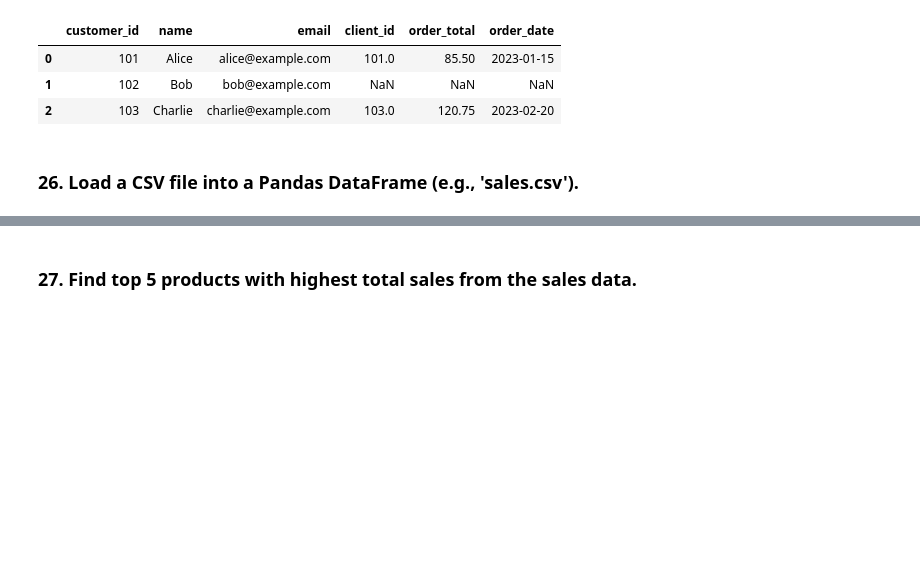
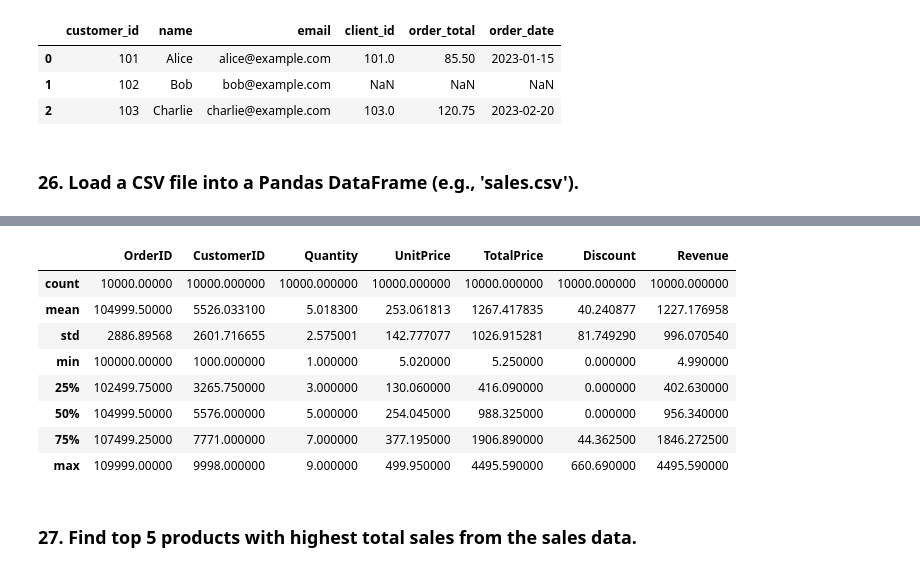
Before and after one commit to mohammadkhorshed/python-practice, a Jupyter notebook: pandas/pandas_practice_exercises.ipynb, the cells around one changed output, grey strips where cells are left out. Saved outputs shown, nothing was run; the diff lists cells and outputs as text; code cells hidden in the pictures; blank space fills up the shorter version.

```diff
--- a/pandas/pandas_practice_exercises.ipynb
+++ b/pandas/pandas_practice_exercises.ipynb
@@ -382,2 +419,14 @@ marged_df
+# %%
+df.describe()
+# %% [output]
+|  | OrderID | CustomerID | Quantity | UnitPrice | TotalPrice | Discount | Revenue |
+| count | 10000.00000 | 10000.000000 | 10000.000000 | 10000.000000 | 10000.000000 | 10000.000000 | 10000.000000 |
+| mean | 104999.50000 | 5526.033100 | 5.018300 | 253.061813 | 1267.417835 | 40.240877 | 1227.176958 |
+| std | 2886.89568 | 2601.716655 | 2.575001 | 142.777077 | 1026.915281 | 81.749290 | 996.070540 |
+| min | 100000.00000 | 1000.000000 | 1.000000 | 5.020000 | 5.250000 | 0.000000 | 4.990000 |
+| 25% | 102499.75000 | 3265.750000 | 3.000000 | 130.060000 | 416.090000 | 0.000000 | 402.630000 |
+| 50% | 104999.50000 | 5576.000000 | 5.000000 | 254.045000 | 988.325000 | 0.000000 | 956.340000 |
+| 75% | 107499.25000 | 7771.000000 | 7.000000 | 377.195000 | 1906.890000 | 44.362500 | 1846.272500 |
+| max | 109999.00000 | 9998.000000 | 9.000000 | 499.950000 | 4495.590000 | 660.690000 | 4495.590000 |
 # %% [markdown]
 ### 27. Find top 5 products with highest total sales from the sales data.
```
Also changed, not shown: parts of 10 cells of this notebook.
